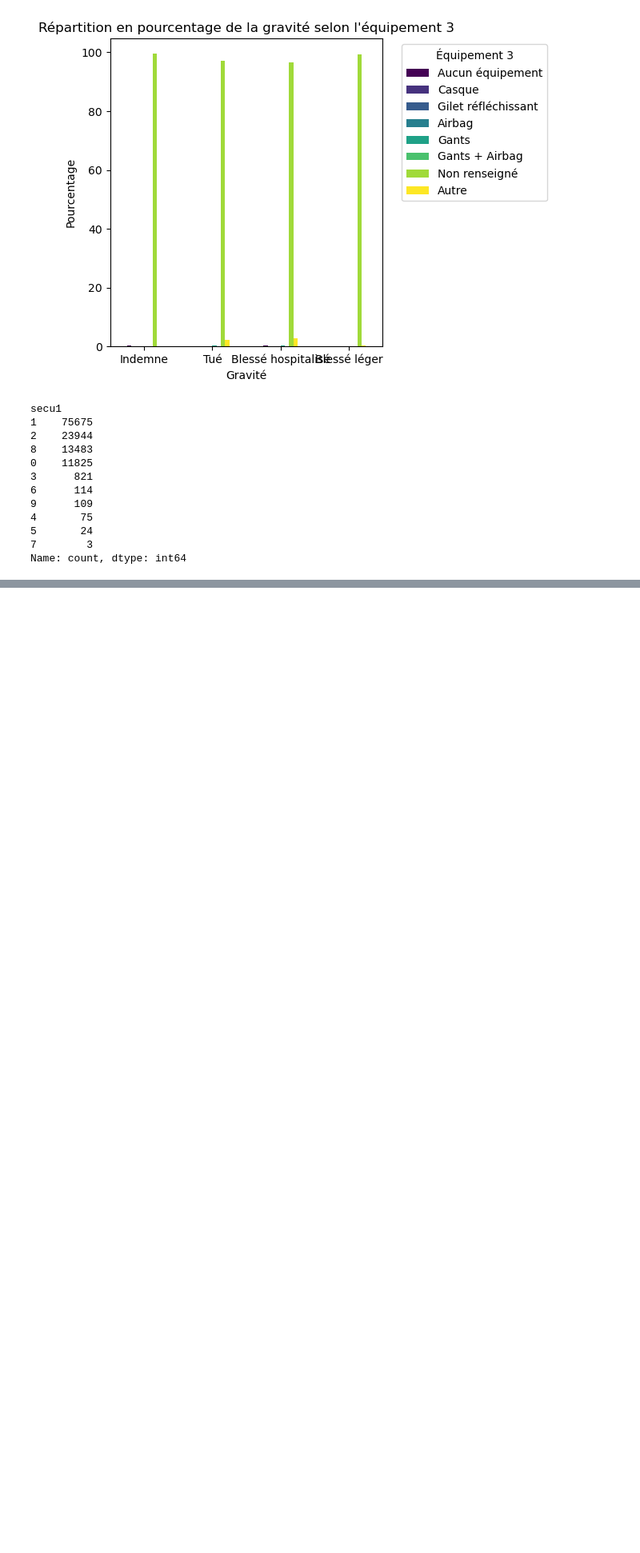
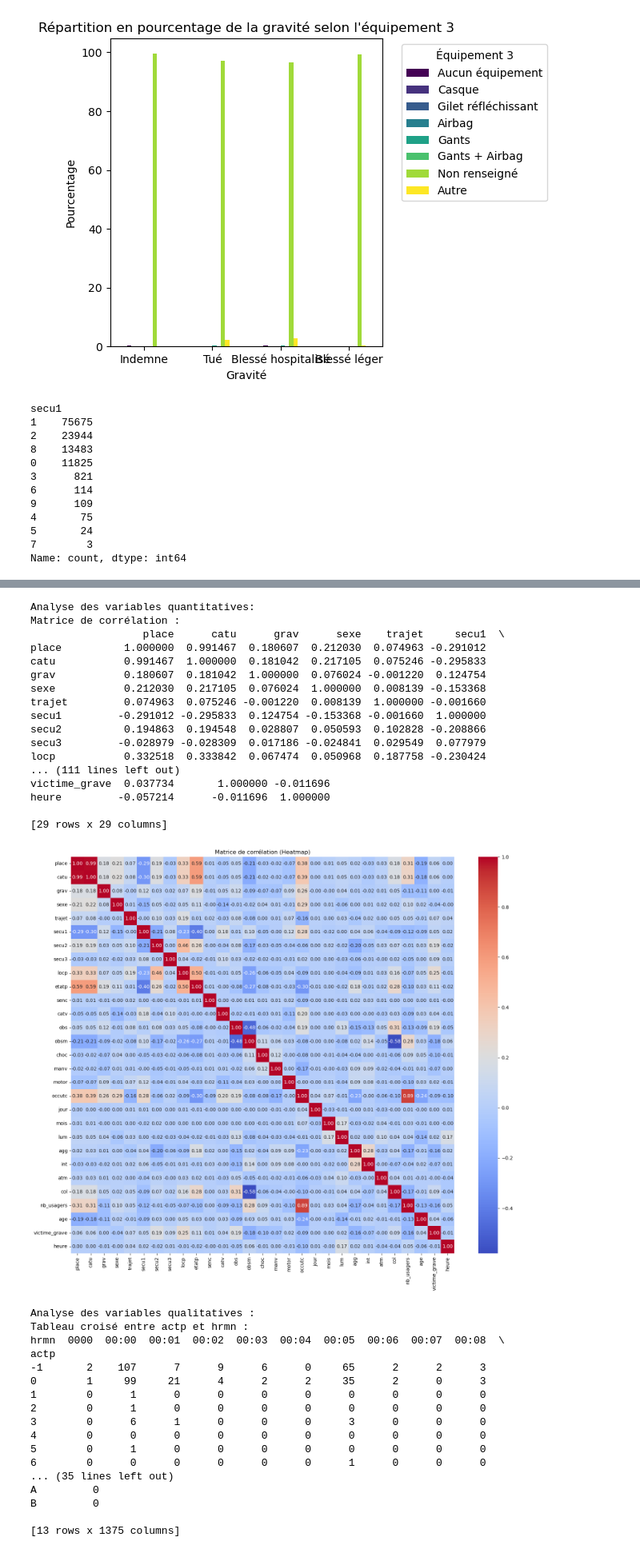
Before and after one commit to Romaric01K/Projet_Tutor-, a Jupyter notebook: Analyse des données.ipynb, the cells around one changed output, grey strips where cells are left out. Shown at 80% size. Saved outputs shown, nothing was run; the diff lists cells and outputs as text; code cells hidden in the pictures; blank space fills up the shorter version.

```diff
--- a/Analyse des données.ipynb
+++ b/Analyse des données.ipynb
@@ -749,0 +821,80 @@ Name: count, dtype: int64
+# %%
+def analyse_multivariee(df):
+    # Variables quantitatives
+    quanti_cols = [col for col in df.columns if pd.api.types.is_numeric_dtype(df[col])]
+
+    if len(quanti_cols) > 1:
+        print("Analyse des variables quantitatives:")
+
+        # Matrice de corrélation
+        correlation_matrix = df[quanti_cols].corr(method='spearman')
+        print("Matrice de corrélation :")
+        print(correlation_matrix)
+
+        plt.figure(figsize=(18, 15))
+        sns.heatmap(correlation_matrix, annot=True, cmap="coolwarm", fmt=".2f")
+        plt.title("Matrice de corrélation (Heatmap)")
+        plt.show()
+
+    else:
+        print("Pas assez de variables quantitatives pour effectuer une matrice de corrélation.")
+
+    # Variables qualitatives
+    quali_cols = [col for col in df.columns if pd.api.types.is_categorical_dtype(df[col]) or df[col].dtype == 'object']
+
+    if len(quali_cols) > 1:
+        print("Analyse des variables qualitatives :")
+        for i, col1 in enumerate(quali_cols):
+            for col2 in quali_cols[i+1:]:
+                print(f"Tableau croisé entre {col1} et {col2} :")
+                crosstab = pd.crosstab(df[col1], df[col2])
+                print(crosstab)
+
+                # Remplacer la heatmap par un diagramme en barres empilées
+                crosstab.plot(kind='bar', stacked=True, figsize=(10,7))
+                plt.title(f"Diagramme en barres empilées entre {col1} et {col2}")
+                plt.xlabel(col1)
+                plt.ylabel("Nombre d'observations")
+                plt.legend(title=col2)
+                plt.grid(True)
+                plt.show()
+    else:
+        print("Pas assez de variables qualitatives pour effectuer une analyse croisée.")
+# %%
+analyse_multivariee(base_finale)
+# %% [output]
+Analyse des variables quantitatives:
+Matrice de corrélation :
+                  place      catu      grav      sexe    trajet     secu1  \
+place          1.000000  0.991467  0.180607  0.212030  0.074963 -0.291012
+catu           0.991467  1.000000  0.181042  0.217105  0.075246 -0.295833
+grav           0.180607  0.181042  1.000000  0.076024 -0.001220  0.124754
+sexe           0.212030  0.217105  0.076024  1.000000  0.008139 -0.153368
+trajet         0.074963  0.075246 -0.001220  0.008139  1.000000 -0.001660
+secu1         -0.291012 -0.295833  0.124754 -0.153368 -0.001660  1.000000
+secu2          0.194863  0.194548  0.028807  0.050593  0.102828 -0.208866
+secu3         -0.028979 -0.028309  0.017186 -0.024841  0.029549  0.077979
+locp           0.332518  0.333842  0.067474  0.050968  0.187758 -0.230424
+... (111 lines left out)
+victime_grave  0.037734       1.000000 -0.011696
+heure         -0.057214      -0.011696  1.000000
+
+[29 rows x 29 columns]
+[figure, added]
+Analyse des variables qualitatives :
+Tableau croisé entre actp et hrmn :
+hrmn  0000  00:00  00:01  00:02  00:03  00:04  00:05  00:06  00:07  00:08  \
+actp
+-1       2    107      7      9      6      0     65      2      2      3
+0        1     99     21      4      2      2     35      2      0      3
+1        0      1      0      0      0      0      0      0      0      0
+2        0      1      0      0      0      0      0      0      0      0
+3        0      6      1      0      0      0      3      0      0      0
+4        0      0      0      0      0      0      0      0      0      0
+5        0      1      0      0      0      0      0      0      0      0
+6        0      0      0      0      0      0      1      0      0      0
+... (35 lines left out)
+A         0
+B         0
+
+[13 rows x 1375 columns]
```
Also changed, not shown: parts of 5 cells of this notebook.
